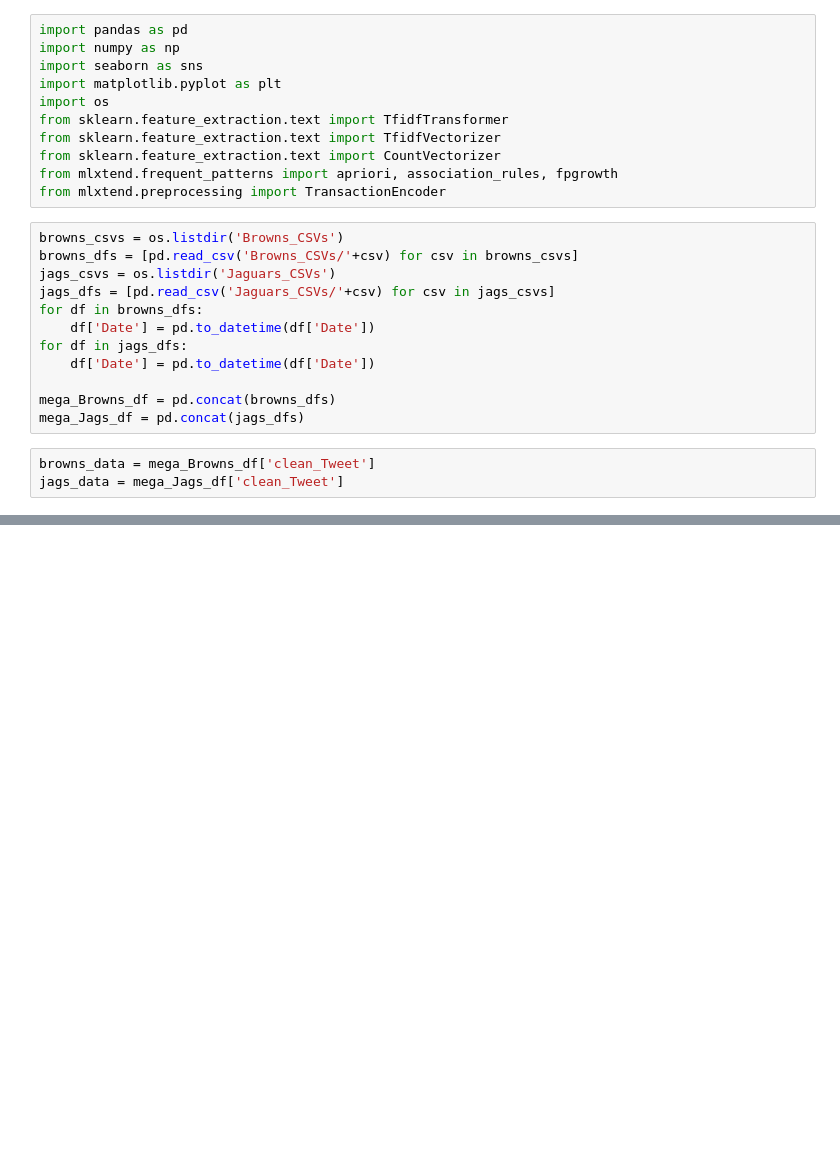
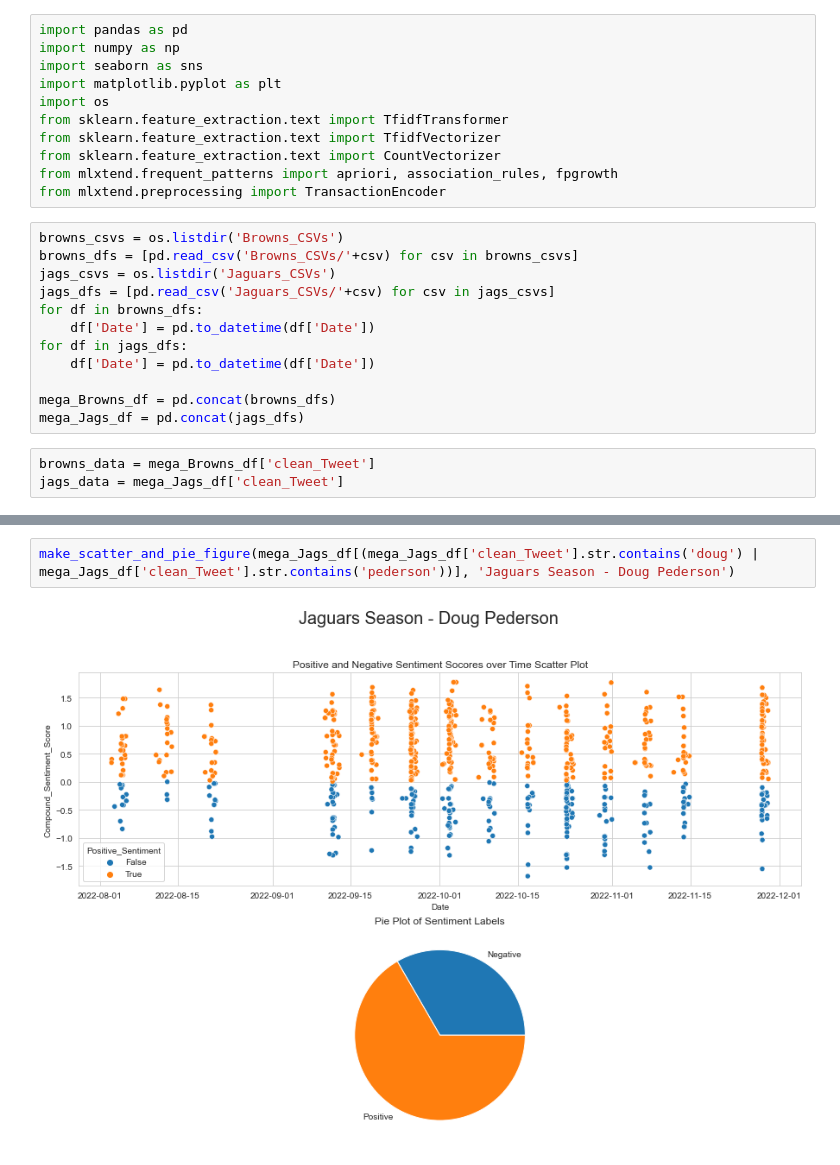
Before and after one commit to CAGeorge0418/CSCI4502_Project, a Jupyter notebook: Browns_Jags_Text_Vect.ipynb, the cells around one changed output, grey strips where cells are left out. Cells and saved outputs as stored; diff of their text form; blank space fills up the shorter version.

```diff
--- a/Browns_Jags_Text_Vect.ipynb
+++ b/Browns_Jags_Text_Vect.ipynb
@@ -47,0 +95,4 @@ b_2_item_sets
+# %%
+make_scatter_and_pie_figure(mega_Jags_df[(mega_Jags_df['clean_Tweet'].str.contains('doug') | mega_Jags_df['clean_Tweet'].str.contains('pederson'))], 'Jaguars Season - Doug Pederson')
+# %% [output]
+[figure, added]
```
Also changed, not shown: parts of 5 cells of this notebook, 3 other files.
